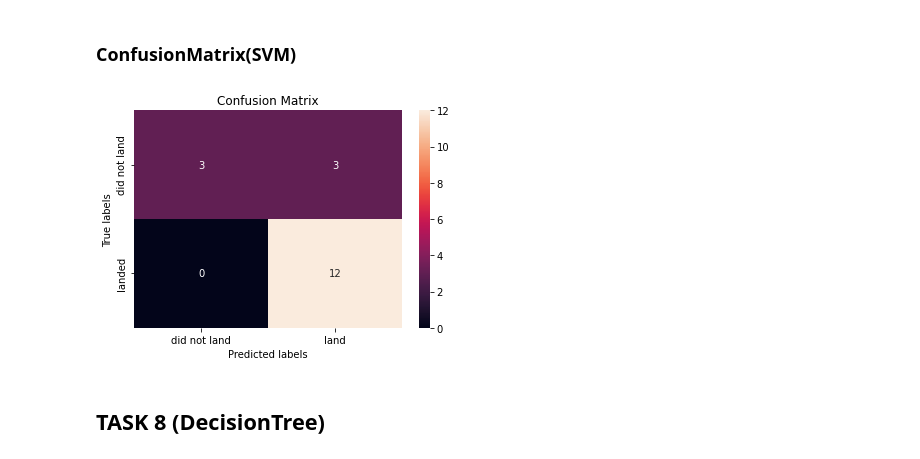
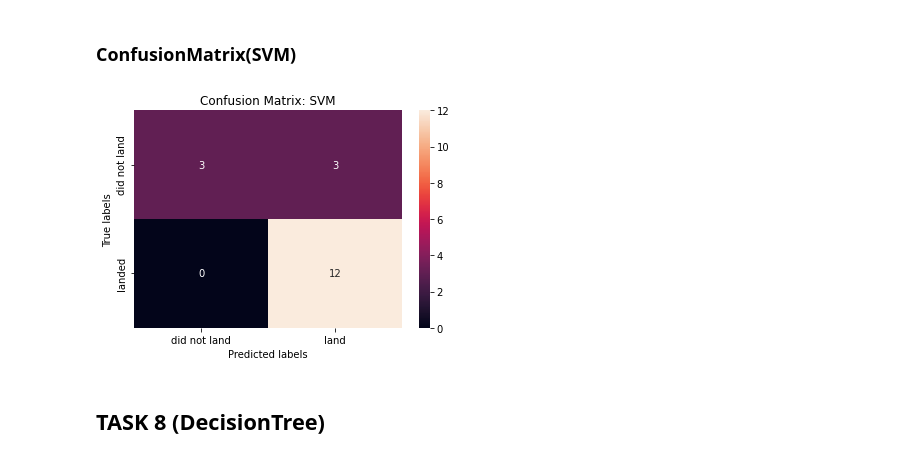
Before and after one commit to bgo2002/IBM_DS_CAPSTONE_PROJECT, a Jupyter notebook: Capstone_SpaceX_08_MachineLearningPrediction_Scilearn_250822_final.ipynb, the cells around one changed output. Cells and saved outputs as stored; diff of their text form; code cells hidden in the pictures.

```diff
--- a/Capstone_SpaceX_08_MachineLearningPrediction_Scilearn_250822_final.ipynb
+++ b/Capstone_SpaceX_08_MachineLearningPrediction_Scilearn_250822_final.ipynb
@@ -72,8 +72,9 @@ from sklearn.metrics import jaccard_score
 ### Def plot_confusion_mattrix
 This function is to plot the confusion matrix.
 # %%
-def plot_confusion_matrix(y,y_predict):
-    "this function plots the confusion matrix"
+### [JWU] set one additional input, "title" for identification of confusion matrics
+def plot_confusion_matrix(y,y_predict,title):
+
     from sklearn.metrics import confusion_matrix
 
     cm = confusion_matrix(y, y_predict)
@@ -81,7 +82,7 @@ def plot_confusion_matrix(y,y_predict):
     sns.heatmap(cm, annot=True, ax = ax); #annot=True to annotate cells
     ax.set_xlabel('Predicted labels')
     ax.set_ylabel('True labels')
-    ax.set_title('Confusion Matrix');
+    ax.set_title(f"Confusion Matrix: {title}");
     ax.xaxis.set_ticklabels(['did not land', 'land']); ax.yaxis.set_ticklabels(['did not land', 'landed'])
 # %% [markdown]
 ## Load the dataframe
@@ -150,8 +153,10 @@ Y_test.shape
 # %% [markdown]
 Create a logistic regression object  then create a  GridSearchCV object  <code>logreg_cv</code> with cv = 10.  Fit the object to find the best parameters from the dictionary <code>parameters</code>.
 # %%
-parameters1 ={"C":[0.01,0.1,1],'penalty':['l2'], 'solver':['lbfgs']}# l1 lasso l2 ridge
-#solvers: ‘newton-cg:15/0.846429’, ‘lbfgs’, ‘liblinear:14/0.805357’, ‘sag:15/0.846429’, ‘saga:15/0.846429’
-lr=LogisticRegression()
-logreg_cv = GridSearchCV(lr, parameters1, cv=10)
-model_lr = logreg_cv.fit(X_train,Y_train)
+ param_grid ={"C":[0.01,0.1,1],'penalty':['l2'], 'solver':['lbfgs']}# l1 lasso l2 ridge
+### [JWU] performances of solvers before chosen:
+# except liblinear’s performance is worse, others' are better and identical, i.e.,‘newton-cg’, ‘lbfgs’, ‘sag’, ‘saga’
+
+clf = LogisticRegression()
+grid = GridSearchCV(clf, param_grid, cv=10)
+grid.fit(X_train,Y_train)
@@ -190,7 +199,9 @@ Examining the confusion matrix, we see that logistic regression can distinguish
 # %% [markdown]
 Create a support vector machine object then  create a  <code>GridSearchCV</code> object  <code>svm_cv</code> with cv - 10.  Fit the object to find the best parameters from the dictionary <code>parameters</code>.
 # %%
-parameters2 = {'kernel':('linear', 'rbf','poly','rbf', 'sigmoid'),
+param_grid = {'kernel':('linear', 'rbf','poly','rbf', 'sigmoid'),
               'C': np.logspace(-3, 3, 5),
               'gamma':np.logspace(-3, 3, 5)}
-svm = SVC()
+clf = SVC()
+grid = GridSearchCV(clf, param_grid, cv=10)
+grid.fit(X_train,Y_train)
@@ -208,7 +223,8 @@ accuracy : 0.8482142857142856
 # %% [markdown]
 Calculate the accuracy on the test data using the method <code>score</code>:
 # %%
-yhat_svm = model_svm.predict(X_test)
+model = grid.best_estimator_
+yhat_svm = model.fit(X_train,Y_train).predict(X_test)
 svm_score = accuracy_score(Y_test, yhat_svm, normalize=True)
 svm_score
 # %% [output]
@@ -218,9 +234,9 @@ We can plot the confusion matrix
 # %% [markdown]
 ### ConfusionMatrix(SVM)
 # %%
-plot_confusion_matrix(Y_test,yhat_svm)
+plot_confusion_matrix(Y_test,yhat_svm,"SVM")
 # %% [output]
-[figure, old version]
+[figure, new version]
 # %% [markdown]
 ## TASK  8 (DecisionTree)
 # %% [markdown]
```
Also changed, not shown: parts of 25 cells of this notebook, 3 other files.
